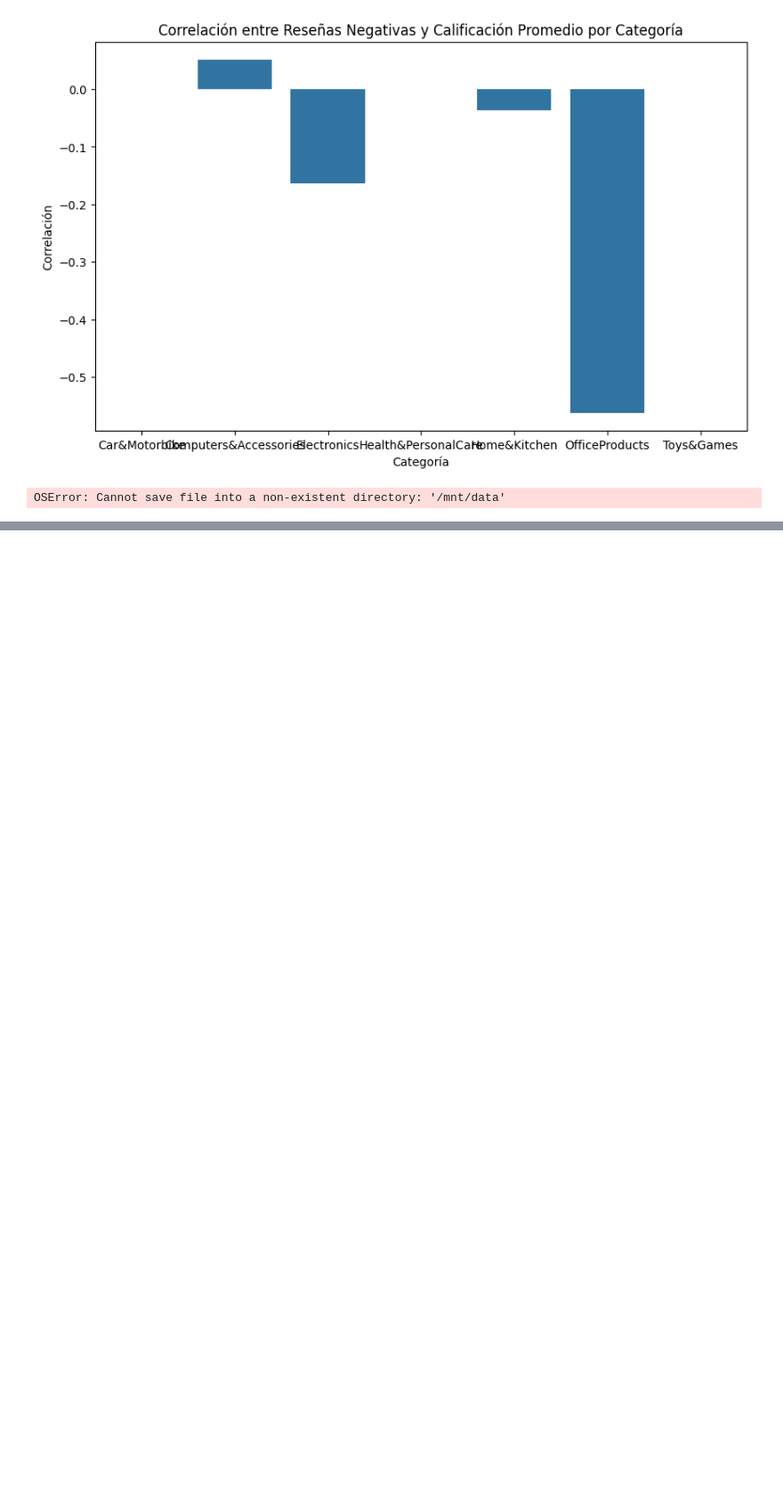
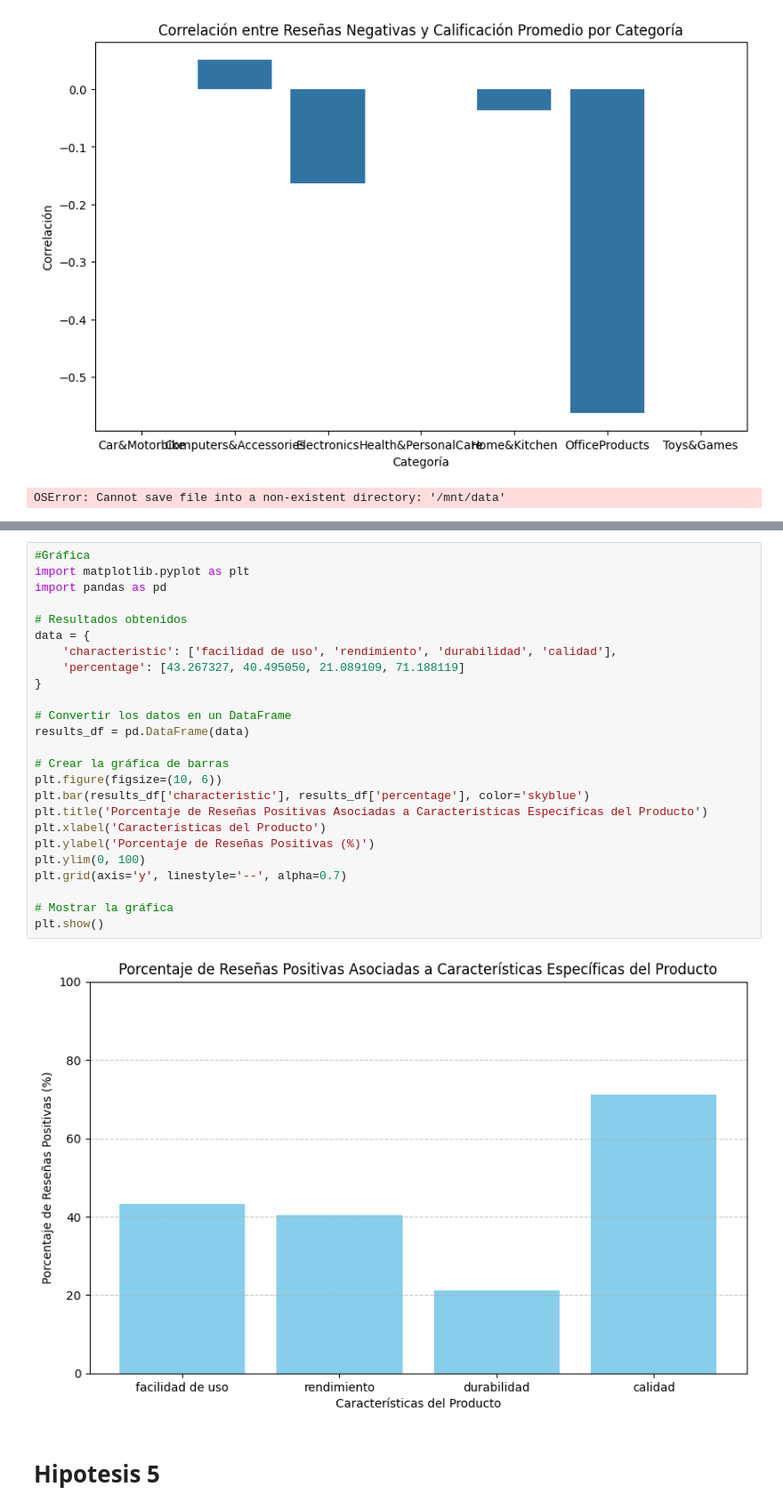
Before and after one commit to Al3jandraMtz/Proyecto4_DataLab, a Jupyter notebook: Proyecto4_DataLab.ipynb, the cells around one changed output, grey strips where cells are left out. Shown at 89% size. Saved outputs shown, nothing was run; the diff lists cells and outputs as text; blank space fills up the shorter version.

```diff
--- a/Proyecto4_DataLab.ipynb
+++ b/Proyecto4_DataLab.ipynb
@@ -803,0 +1018,29 @@ OSError: Cannot save file into a non-existent directory: '/mnt/data'
+# %%
+#Gráfica
+import matplotlib.pyplot as plt
+import pandas as pd
+
+# Resultados obtenidos
+data = {
+    'characteristic': ['facilidad de uso', 'rendimiento', 'durabilidad', 'calidad'],
+    'percentage': [43.267327, 40.495050, 21.089109, 71.188119]
+}
+
+# Convertir los datos en un DataFrame
+results_df = pd.DataFrame(data)
+
+# Crear la gráfica de barras
+plt.figure(figsize=(10, 6))
+plt.bar(results_df['characteristic'], results_df['percentage'], color='skyblue')
+plt.title('Porcentaje de Reseñas Positivas Asociadas a Características Específicas del Producto')
+plt.xlabel('Características del Producto')
+plt.ylabel('Porcentaje de Reseñas Positivas (%)')
+plt.ylim(0, 100)
+plt.grid(axis='y', linestyle='--', alpha=0.7)
+
+# Mostrar la gráfica
+plt.show()
+# %% [output]
+[figure, added]
+# %% [markdown]
+# Hipotesis 5
```
Also changed, not shown: parts of 17 cells of this notebook.
